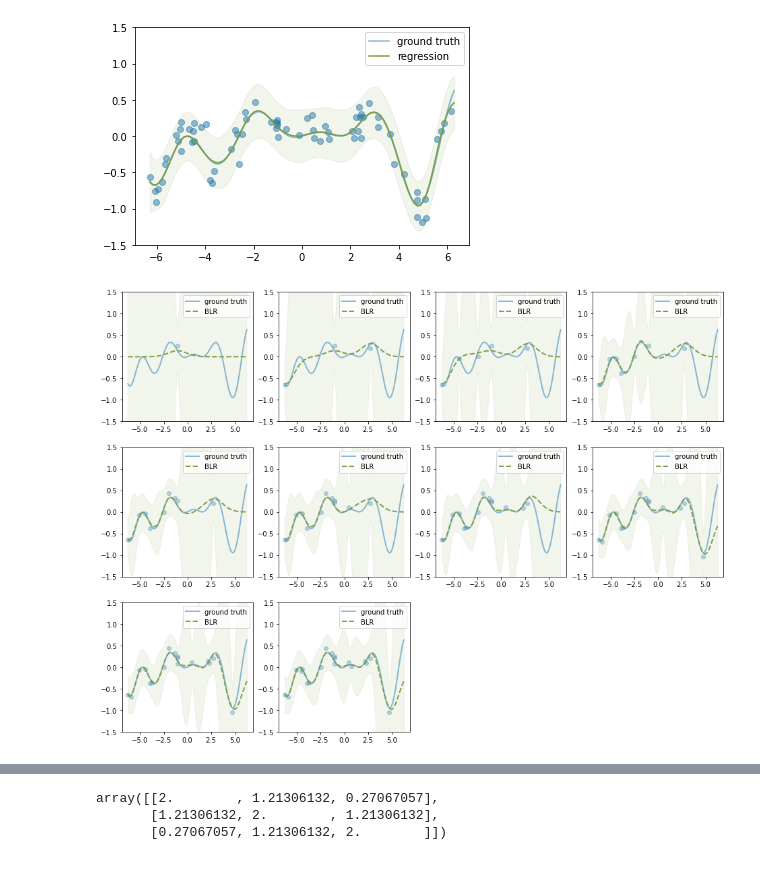
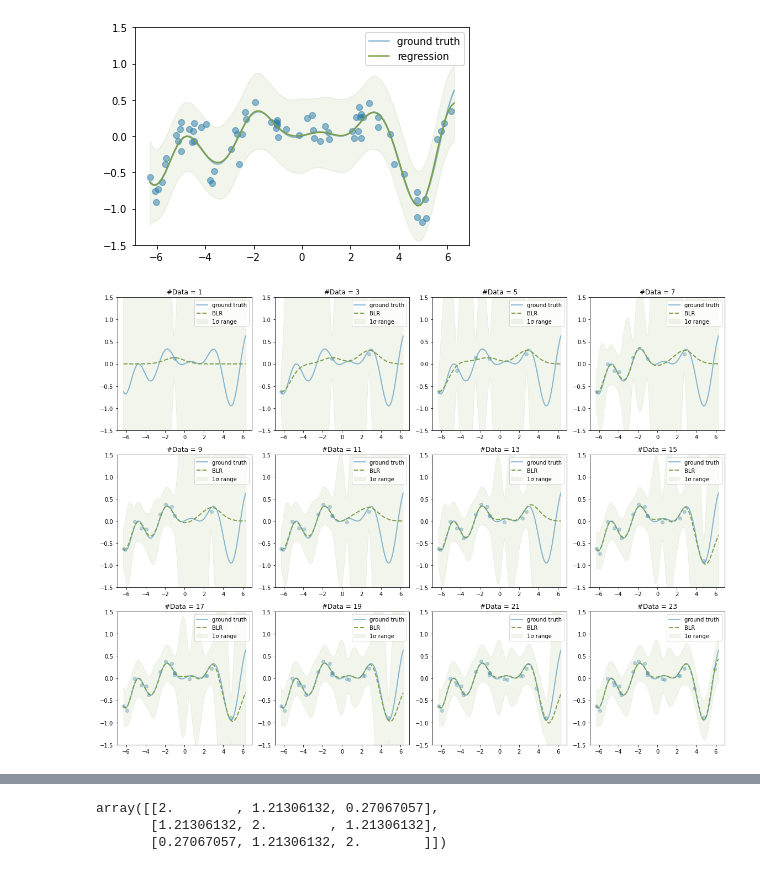
Before and after one commit to h16ki/ising, a Jupyter notebook: src/bayes.ipynb, the cells around one changed output, grey strips where cells are left out. Drawn from its saved outputs; the diff is of its cells as text; code cells hidden in the pictures.

Commit message:
make figures

```diff
--- a/src/bayes.ipynb
+++ b/src/bayes.ipynb
@@ -436,10 +436,10 @@ class LinearRegression():
         regulator = self.inference.prior_distribution.cov
         beta = self.inference.likelihood.cov
         kern = np.linalg.inv(
-            beta * self.inference.design_matrix @ self.inference.design_matrix.T + regulator * unit_mat
+            beta**(-1) * self.inference.design_matrix @ self.inference.design_matrix.T + regulator**(-1) * unit_mat
         )
 
-        mean = beta * kern @ self.inference.design_matrix @ self.inference.train.targets
+        mean = beta**(-1) * kern @ self.inference.design_matrix @ self.inference.train.targets
         return mean, kern
 
     def regression(self, x):
@@ -451,13 +451,13 @@ class LinearRegression():
             return w_estimated @ design_matrix(self.inference.features, x)
 
         elif self.inference.method == 'bayesian':
-            mean, kern = self.bayesian()
-            predict = mean @ design_matrix(self.inference.features, x)
-            variance = np.ones(len(x)) / self.inference.likelihood.cov
+            mn, kern = self.bayesian()
+            mean = mn @ design_matrix(self.inference.features, x)
+            variance = np.ones(len(x)) * self.inference.likelihood.cov
             for i, val in enumerate(x):
                 variance[i] += design_matrix(self.inference.features, [val]).T @ kern @ design_matrix(self.inference.features, [val])
 
-            return predict, variance
+            return mean, variance
 
         else:
             raise ValueError("no such value")
@@ -481,7 +481,7 @@ if __name__ == '__main__':
 
     inference = Inference("bayesian", train=train)
     inference.likelihood.model = 'gaussian'
-    inference.likelihood.param = {"mean": 0, "cov": 10}
+    inference.likelihood.param = {"mean": 0, "cov": 0.2}
 
     inference.prior_distribution.model = 'gaussian'
     inference.prior_distribution.param = {"mean": 0, "cov": 1}
@@ -507,48 +507,55 @@ if __name__ == '__main__':
 # %% [output]
 [figure]
 # %%
+from matplotlib.backends.backend_pdf import PdfPages
+
 np.random.seed(seed=1)
-N = 20
+N = 24
 train_x = 2.0 * np.pi * (2*np.random.rand(N)-1)
 noise = np.random.normal(0, 0.1, N)
 target = lambda x: 0.1 * x * (np.sin(x) + np.cos(2*x))
 fig = plt.figure(figsize=(16,12))
+fname = "bayesian_linear_regression.pdf"
 
 for n in range(1, N//2 + 1):
     ax = fig.add_subplot(3, 4, n)
     x = train_x[:2*n-1]
     y = target(x)
     ax.scatter(x, y+noise[:2*n-1], alpha=0.3)
 
     train = Train(targets=y, inputs=x)
     inference = Inference("bayesian", train=train)
     inference.likelihood.model = 'gaussian'
-    inference.likelihood.param = {"mean": 0, "cov": 10}
+    inference.likelihood.param = {"mean": 0, "cov": 0.1}
 
     inference.prior_distribution.model = 'gaussian'
     inference.prior_distribution.param = {"mean": 0, "cov": 1}
 
     # inference.features = [lambda x: 1, lambda x: x, lambda x: x**2, lambda x: np.sin(x), lambda x: np.cos(x)]
     inference.features = [ (lambda n: lambda x: 5*np.exp(-(x-n)**2))(n) for n in range(-7,7) ]
     # print(f"design matrix:\n {inference.design_matrix}")
 
     rg = LinearRegression(inference=inference)
     x = 2.0 * np.pi * np.linspace(-1, 1, 100)
     # y = rg.regression(x)
     y, var = rg.regression(x)
 
     ax.plot(x, fn(x), alpha=0.5, label="ground truth", linewidth=2)
 
     ax.plot(x, y, label="BLR", c="#7d9f4c", linestyle="--", linewidth=2)
     # plt.plot(x, y + np.sqrt(var), alpha=0.5)
     # plt.plot(x, y - np.sqrt(var), alpha=0.5)
-    ax.fill_between(x, y + np.sqrt(var), y - np.sqrt(var), alpha=0.1, color="#7d9f4c")
+    ax.fill_between(x, y + np.sqrt(var), y - np.sqrt(var), alpha=0.1, color="#7d9f4c", label="1σ range")
     ax.set_ylim(-1.5, 1.5)
     ax.legend()
+    ax.set_title(f"#Data = {2*n-1}")
 
+plt.tight_layout()
 plt.show()
+with PdfPages("images/"+fname) as pdf:
+    pdf.savefig(fig)
 # %% [output]
-[figure, old version]
+[figure, new version]
 # %% [markdown]
 # Gaussian process
 
```
Also changed, not shown: parts of 7 cells of this notebook, 3 other files.
